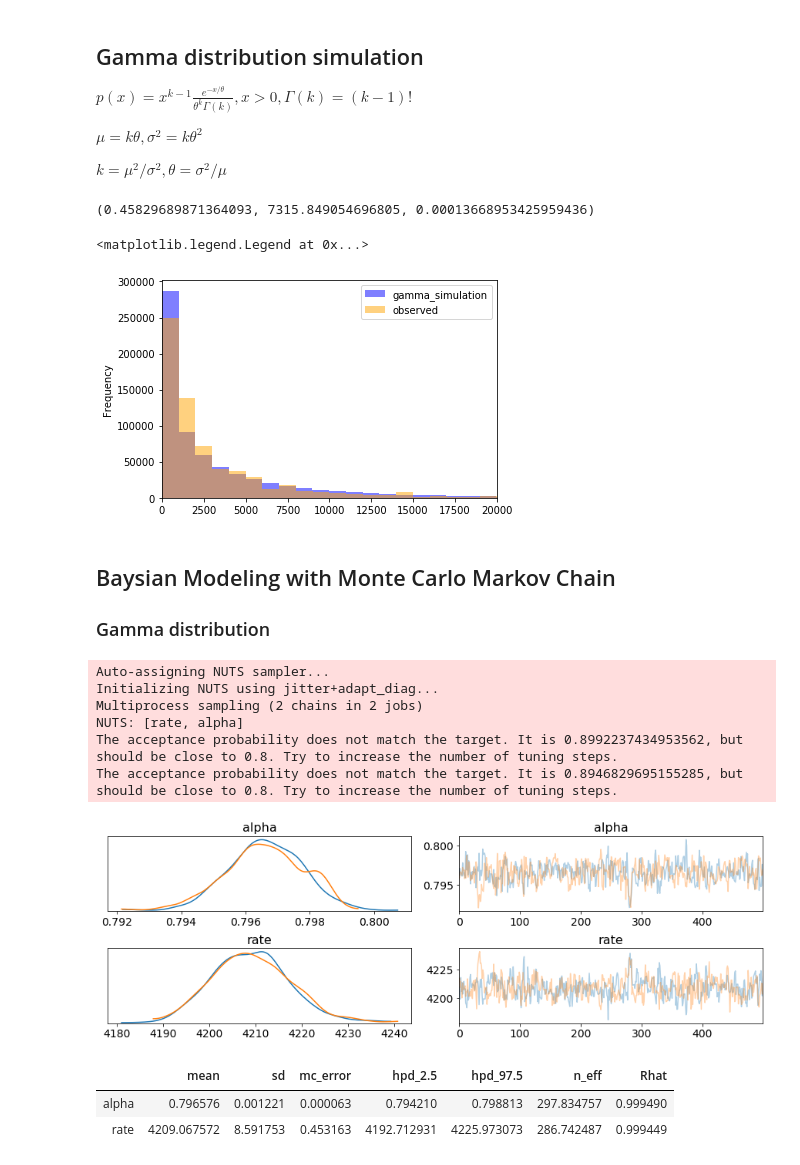
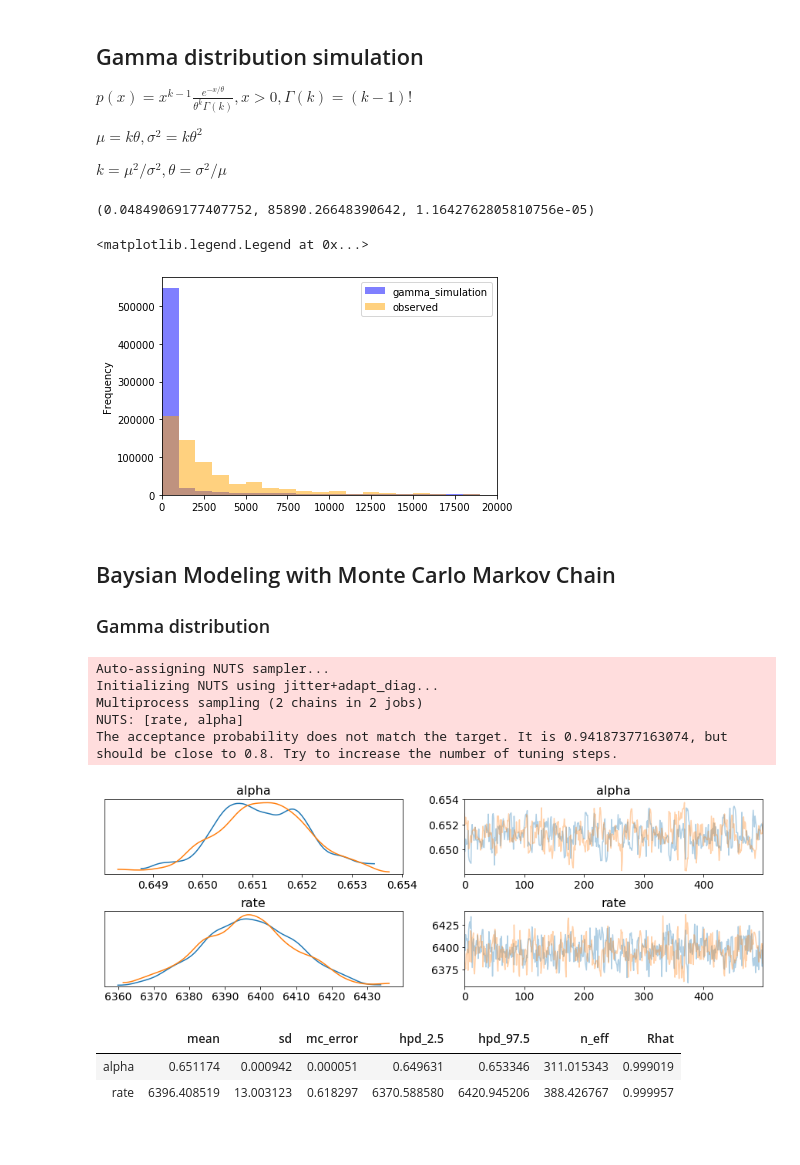
Before and after one commit to Shunling/Insight_HealthDataScience, a Jupyter notebook: Bayesian_Inference.ipynb, the cells around one changed output. Cells and saved outputs as stored; diff of their text form; code cells hidden in the pictures; blank space fills up the shorter version.

```diff
--- a/Bayesian_Inference.ipynb
+++ b/Bayesian_Inference.ipynb
@@ -61,8 +61,6 @@ amount[amount<=20000].plot.hist(bins=50,label='observed',alpha=0.5,color='orange
 # %% [output]
 <matplotlib.axes._subplots.AxesSubplot at 0x...>
 [figure]
-# %%
-amount = amount.loc[amount<=50000]
 # %% [markdown]
 ## Exponential distribution
 
@@ -124,21 +126,20 @@ k = (mean/sd)**2 # shape parameter, also called alpha
 theta = sd**2/mean # scale parameter, also called 1/beta
 k,theta, 1/theta
 # %% [output]
-(0.45829689871364093, 7315.849054696805, 0.00013668953425959436)
+(0.04849069177407752, 85890.26648390642, 1.1642762805810756e-05)
 # %%
 gamma1 = gamma(shape=k, scale=theta,size=amount.shape[0])
 dist = pd.DataFrame({})
 dist['gamma'] = gamma1
 gamma1 = dist['gamma'].loc[dist['gamma']<=50000]
 # %%
-
-plt.hist(gamma1, bins=50,label='gamma_simulation',alpha=0.5,color='blue')
-amount.plot.hist(bins=50,label='observed',alpha=0.5,color='orange')
+plt.hist(gamma1, bins=range(0,20000,1000),label='gamma_simulation',alpha=0.5,color='blue')
+amount.plot.hist(bins=range(0,20000,1000),label='observed',alpha=0.5,color='orange')
 plt.xlim(0,20000)
 plt.legend()
 # %% [output]
 <matplotlib.legend.Legend at 0x...>
-[figure, old version]
+[figure, new version]
 # %% [markdown]
 ## Baysian Modeling with Monte Carlo Markov Chain
 
@@ -157,16 +158,15 @@ Auto-assigning NUTS sampler...
 Initializing NUTS using jitter+adapt_diag...
 Multiprocess sampling (2 chains in 2 jobs)
 NUTS: [rate, alpha]
-The acceptance probability does not match the target. It is 0.8992237434953562, but should be close to 0.8. Try to increase the number of tuning steps.
-The acceptance probability does not match the target. It is 0.8946829695155285, but should be close to 0.8. Try to increase the number of tuning steps.
+The acceptance probability does not match the target. It is 0.94187377163074, but should be close to 0.8. Try to increase the number of tuning steps.
 # %%
 _ = pm.traceplot(trace_2)
 # %% [output]
-[figure, old version]
+[figure, new version]
 # %%
 pm.summary(trace_2)
 # %% [output]
 |  | mean | sd | mc_error | hpd_2.5 | hpd_97.5 | n_eff | Rhat |
-| alpha | 0.796576 | 0.001221 | 0.000063 | 0.794210 | 0.798813 | 297.834757 | 0.999490 |
-| rate | 4209.067572 | 8.591753 | 0.453163 | 4192.712931 | 4225.973073 | 286.742487 | 0.999449 |
+| alpha | 0.651174 | 0.000942 | 0.000051 | 0.649631 | 0.653346 | 311.015343 | 0.999019 |
+| rate | 6396.408519 | 13.003123 | 0.618297 | 6370.588580 | 6420.945206 | 388.426767 | 0.999957 |
 # %%
```
Also changed, not shown: parts of 10 cells of this notebook.
